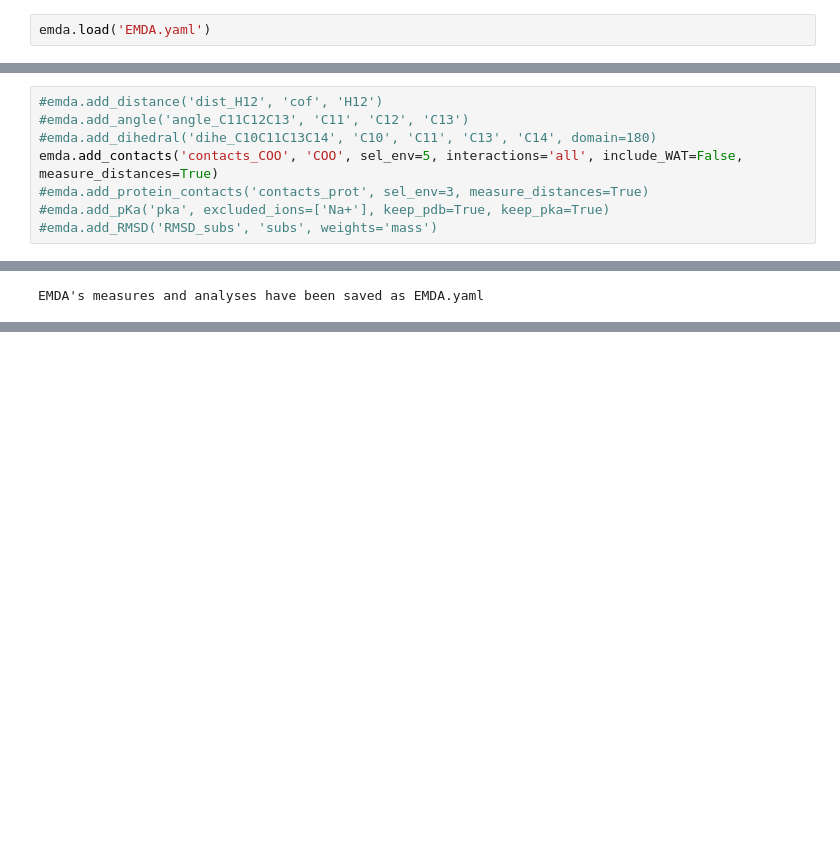
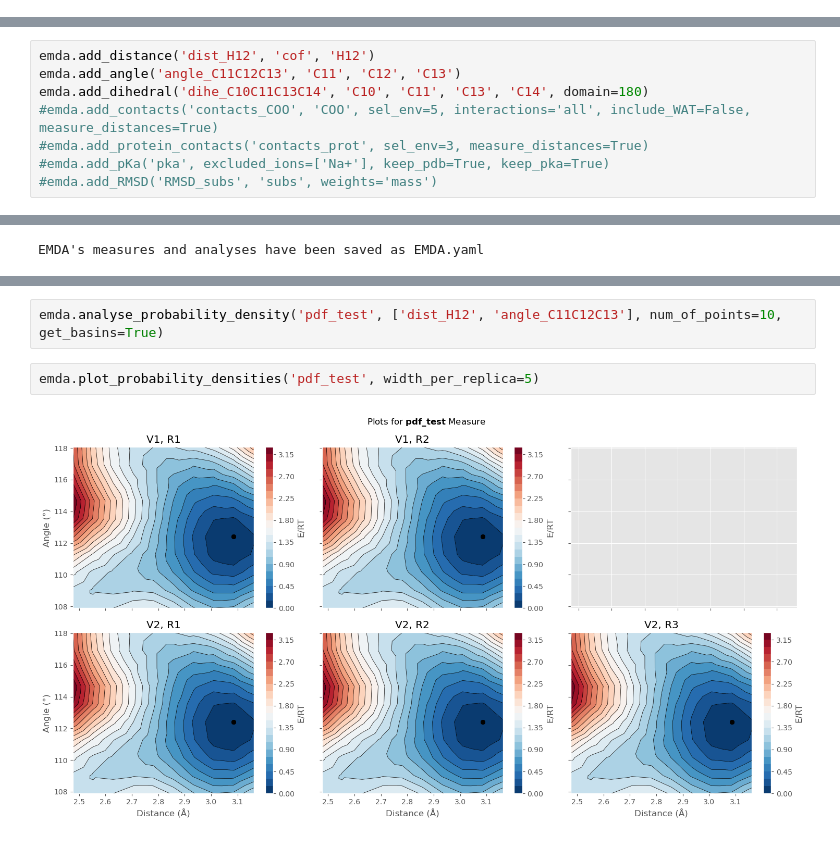
Before and after one commit to MolBioMedUAB/EMDA, a Jupyter notebook: example/example.ipynb, the cells around one changed output, grey strips where cells are left out. Cells and saved outputs as stored; diff of their text form; blank space fills up the shorter version.

```diff
--- a/example/example.ipynb
+++ b/example/example.ipynb
@@ -45,5 +45,3 @@ emda.universe
  'V2': {'R1': <Universe with 79250 atoms>,
   'R2': <Universe with 79250 atoms>,
   'R3': <Universe with 79250 atoms>}}
-# %%
-emda.load('EMDA.yaml')
@@ -73,10 +67,10 @@ print(emda.selections)
 # %% [markdown]
 # Analysis of the trajectory <a class="anchor" id="trajanalysis"></a>
 # %%
-#emda.add_distance('dist_H12', 'cof', 'H12')
-#emda.add_angle('angle_C11C12C13', 'C11', 'C12', 'C13')
-#emda.add_dihedral('dihe_C10C11C13C14', 'C10', 'C11', 'C13', 'C14', domain=180)
-emda.add_contacts('contacts_COO', 'COO', sel_env=5, interactions='all', include_WAT=False, measure_distances=True)
+emda.add_distance('dist_H12', 'cof', 'H12')
+emda.add_angle('angle_C11C12C13', 'C11', 'C12', 'C13')
+emda.add_dihedral('dihe_C10C11C13C14', 'C10', 'C11', 'C13', 'C14', domain=180)
+#emda.add_contacts('contacts_COO', 'COO', sel_env=5, interactions='all', include_WAT=False, measure_distances=True)
 #emda.add_protein_contacts('contacts_prot', sel_env=3, measure_distances=True)
 #emda.add_pKa('pka', excluded_ions=['Na+'], keep_pdb=True, keep_pka=True)
 #emda.add_RMSD('RMSD_subs', 'subs', weights='mass')
@@ -248,0 +247,6 @@ EMDA's measures and analyses have been saved as EMDA.yaml
+# %%
+emda.analyse_probability_density('pdf_test', ['dist_H12', 'angle_C11C12C13'], num_of_points=10, get_basins=True)
+# %%
+emda.plot_probability_densities('pdf_test', width_per_replica=5)
+# %% [output]
+[figure, added]
```
Also changed, not shown: parts of 11 cells of this notebook.
